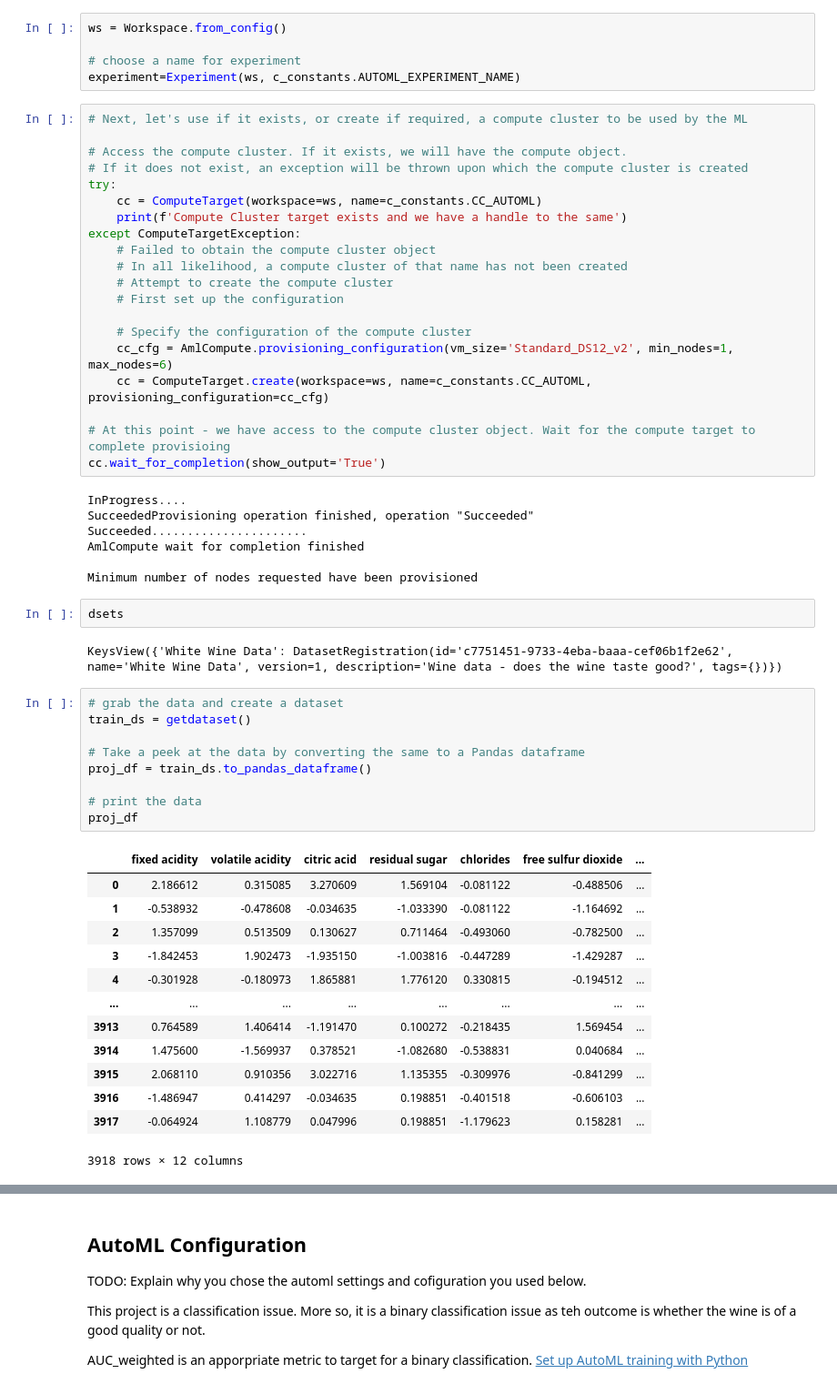
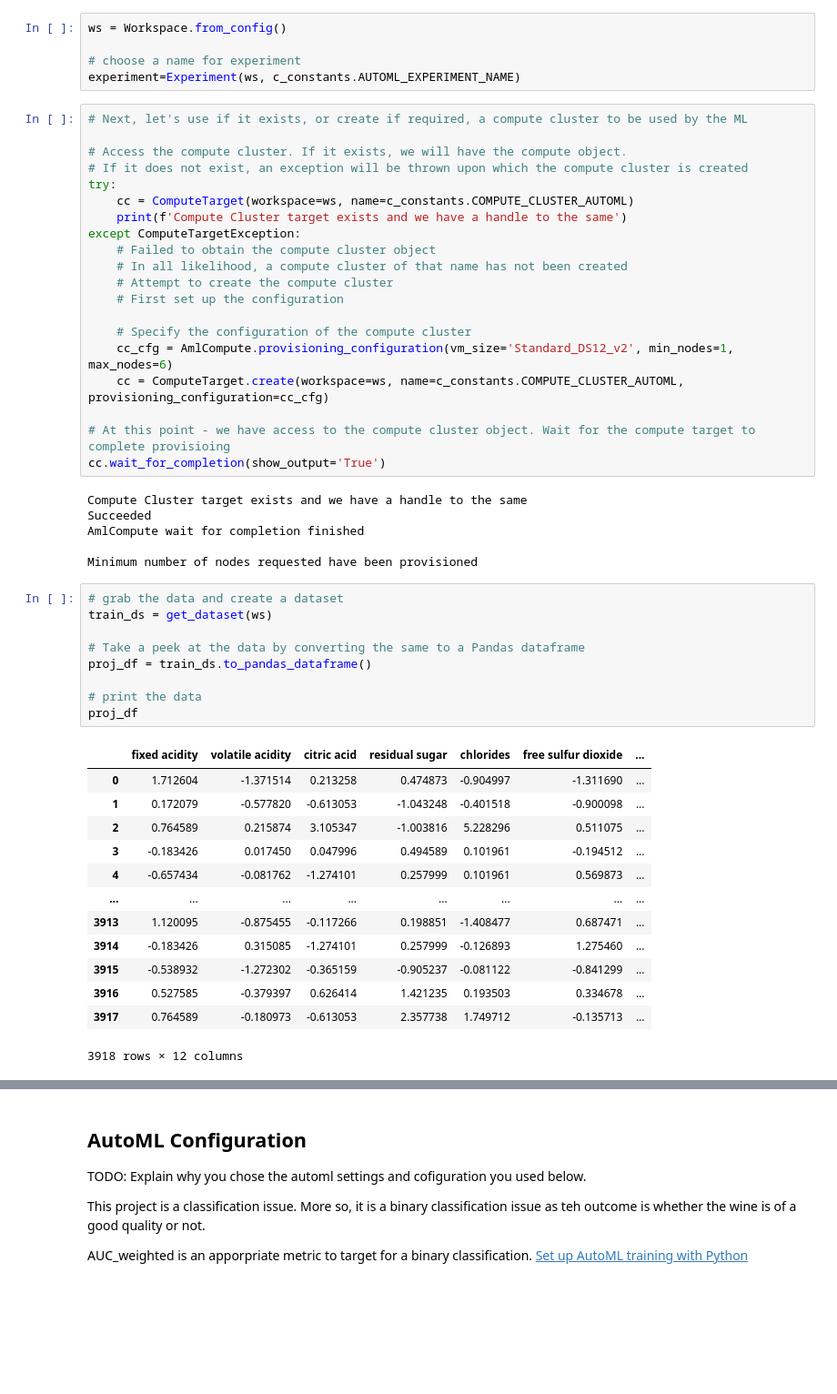
Before and after one commit to dntrply/nd00333-capstone, a Jupyter notebook: automl.ipynb, the cells around one changed output, grey strips where cells are left out. Shown at 91% size. Cells and saved outputs as stored; diff of their text form; blank space fills up the shorter version.

```diff
--- a/automl.ipynb
+++ b/automl.ipynb
@@ -76,7 +77,7 @@ experiment=Experiment(ws, c_constants.AUTOML_EXPERIMENT_NAME)
 # Access the compute cluster. If it exists, we will have the compute object.
 # If it does not exist, an exception will be thrown upon which the compute cluster is created
 try:
-    cc = ComputeTarget(workspace=ws, name=c_constants.CC_AUTOML)
+    cc = ComputeTarget(workspace=ws, name=c_constants.COMPUTE_CLUSTER_AUTOML)
     print(f'Compute Cluster target exists and we have a handle to the same')
 except ComputeTargetException:
     # Failed to obtain the compute cluster object
@@ -86,43 +87,38 @@ except ComputeTargetException:
 
     # Specify the configuration of the compute cluster
     cc_cfg = AmlCompute.provisioning_configuration(vm_size='Standard_DS12_v2', min_nodes=1, max_nodes=6)
-    cc = ComputeTarget.create(workspace=ws, name=c_constants.CC_AUTOML, provisioning_configuration=cc_cfg)
+    cc = ComputeTarget.create(workspace=ws, name=c_constants.COMPUTE_CLUSTER_AUTOML, provisioning_configuration=cc_cfg)
 
 # At this point - we have access to the compute cluster object. Wait for the compute target to complete provisioing
 cc.wait_for_completion(show_output='True')
 # %% [output]
-InProgress....
-SucceededProvisioning operation finished, operation "Succeeded"
-Succeeded......................
+Compute Cluster target exists and we have a handle to the same
+Succeeded
 AmlCompute wait for completion finished
 
 Minimum number of nodes requested have been provisioned
-# %%
-dsets
-# %% [output]
-KeysView({'White Wine Data': DatasetRegistration(id='c7751451-9733-4eba-baaa-cef06b1f2e62', name='White Wine Data', version=1, description='Wine data - does the wine taste good?', tags={})})
 # %%
 # grab the data and create a dataset
-train_ds = getdataset()
+train_ds = get_dataset(ws)
 
 # Take a peek at the data by converting the same to a Pandas dataframe
 proj_df = train_ds.to_pandas_dataframe()
 
 # print the data
 proj_df
 # %% [output]
 |  | fixed acidity | volatile acidity | citric acid | residual sugar | chlorides | free sulfur dioxide | ... |
-| 0 | 2.186612 | 0.315085 | 3.270609 | 1.569104 | -0.081122 | -0.488506 | ... |
-| 1 | -0.538932 | -0.478608 | -0.034635 | -1.033390 | -0.081122 | -1.164692 | ... |
-| 2 | 1.357099 | 0.513509 | 0.130627 | 0.711464 | -0.493060 | -0.782500 | ... |
-| 3 | -1.842453 | 1.902473 | -1.935150 | -1.003816 | -0.447289 | -1.429287 | ... |
-| 4 | -0.301928 | -0.180973 | 1.865881 | 1.776120 | 0.330815 | -0.194512 | ... |
+| 0 | 1.712604 | -1.371514 | 0.213258 | 0.474873 | -0.904997 | -1.311690 | ... |
+| 1 | 0.172079 | -0.577820 | -0.613053 | -1.043248 | -0.401518 | -0.900098 | ... |
+| 2 | 0.764589 | 0.215874 | 3.105347 | -1.003816 | 5.228296 | 0.511075 | ... |
+| 3 | -0.183426 | 0.017450 | 0.047996 | 0.494589 | 0.101961 | -0.194512 | ... |
+| 4 | -0.657434 | -0.081762 | -1.274101 | 0.257999 | 0.101961 | 0.569873 | ... |
 | ... | ... | ... | ... | ... | ... | ... | ... |
-| 3913 | 0.764589 | 1.406414 | -1.191470 | 0.100272 | -0.218435 | 1.569454 | ... |
-| 3914 | 1.475600 | -1.569937 | 0.378521 | -1.082680 | -0.538831 | 0.040684 | ... |
-| 3915 | 2.068110 | 0.910356 | 3.022716 | 1.135355 | -0.309976 | -0.841299 | ... |
-| 3916 | -1.486947 | 0.414297 | -0.034635 | 0.198851 | -0.401518 | -0.606103 | ... |
-| 3917 | -0.064924 | 1.108779 | 0.047996 | 0.198851 | -1.179623 | 0.158281 | ... |
+| 3913 | 1.120095 | -0.875455 | -0.117266 | 0.198851 | -1.408477 | 0.687471 | ... |
+| 3914 | -0.183426 | 0.315085 | -1.274101 | 0.257999 | -0.126893 | 1.275460 | ... |
+| 3915 | -0.538932 | -1.272302 | -0.365159 | -0.905237 | -0.081122 | -0.841299 | ... |
+| 3916 | 0.527585 | -0.379397 | 0.626414 | 1.421235 | 0.193503 | 0.334678 | ... |
+| 3917 | 0.764589 | -0.180973 | -0.613053 | 2.357738 | 1.749712 | -0.135713 | ... |
 3918 rows × 12 columns
 # %%
 proj_df.describe()
```
Also changed, not shown: parts of 10 cells of this notebook, 7 other files.
